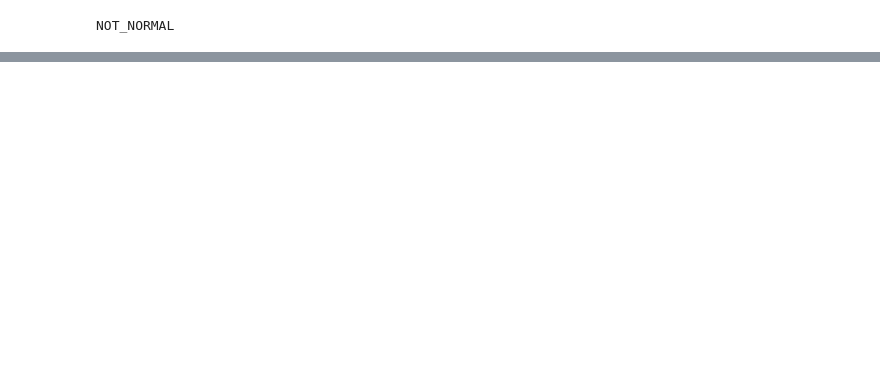
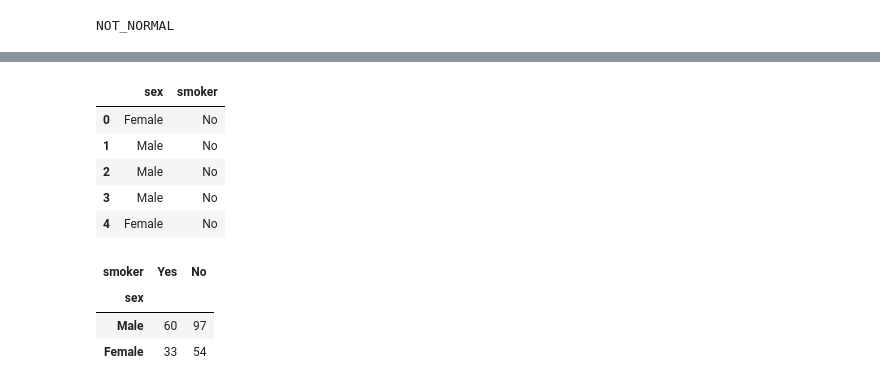
Before and after one commit to demohari/eda, a Jupyter notebook: stat.ipynb, the cells around one changed output, grey strips where cells are left out. Drawn from its saved outputs; the diff is of its cells as text; code cells hidden in the pictures; blank space fills up the shorter version.

```diff
--- a/stat.ipynb
+++ b/stat.ipynb
@@ -440,0 +644,3 @@ NOT_NORMAL
+# %%
+import seaborn as sns
+dataset=sns.load_dataset('tips')
@@ -440,0 +664,9 @@ NOT_NORMAL
+# %%
+dataset[['sex','smoker']].head()
+# %% [output]
+|  | sex | smoker |
+| 0 | Female | No |
+| 1 | Male | No |
+| 2 | Male | No |
+| 3 | Male | No |
+| 4 | Female | No |
@@ -440,0 +675,7 @@ NOT_NORMAL
+# %%
+dataset_table
+# %% [output]
+| smoker | Yes | No |
+| sex |  |  |
+| Male | 60 | 97 |
+| Female | 33 | 54 |
```
Also changed, not shown: parts of 38 cells of this notebook, 2 other files.
